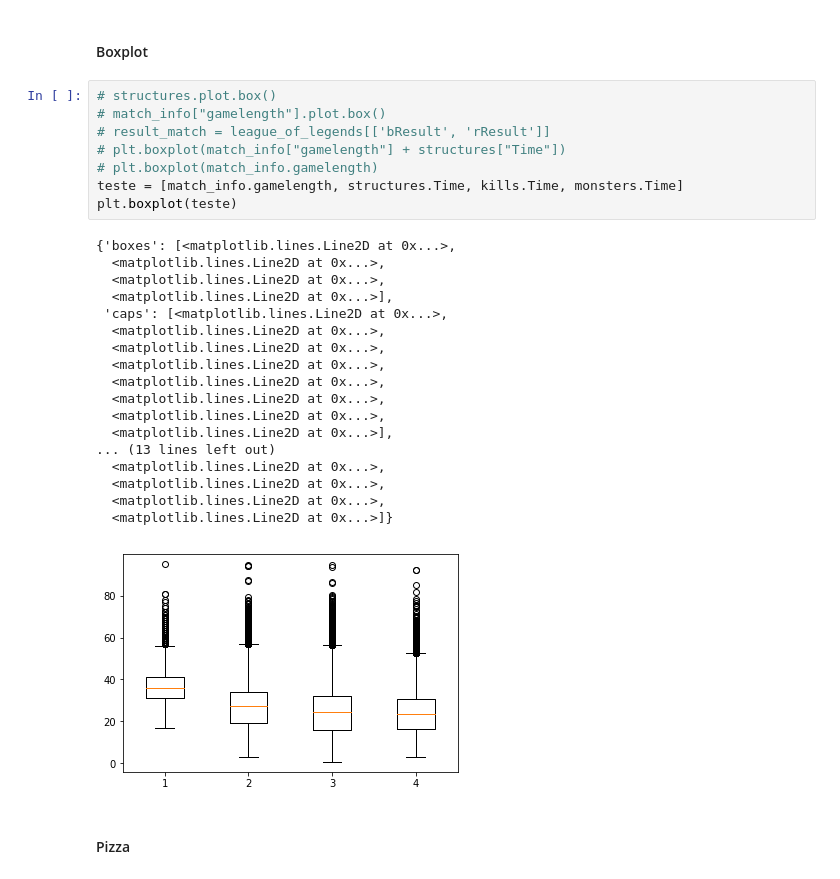
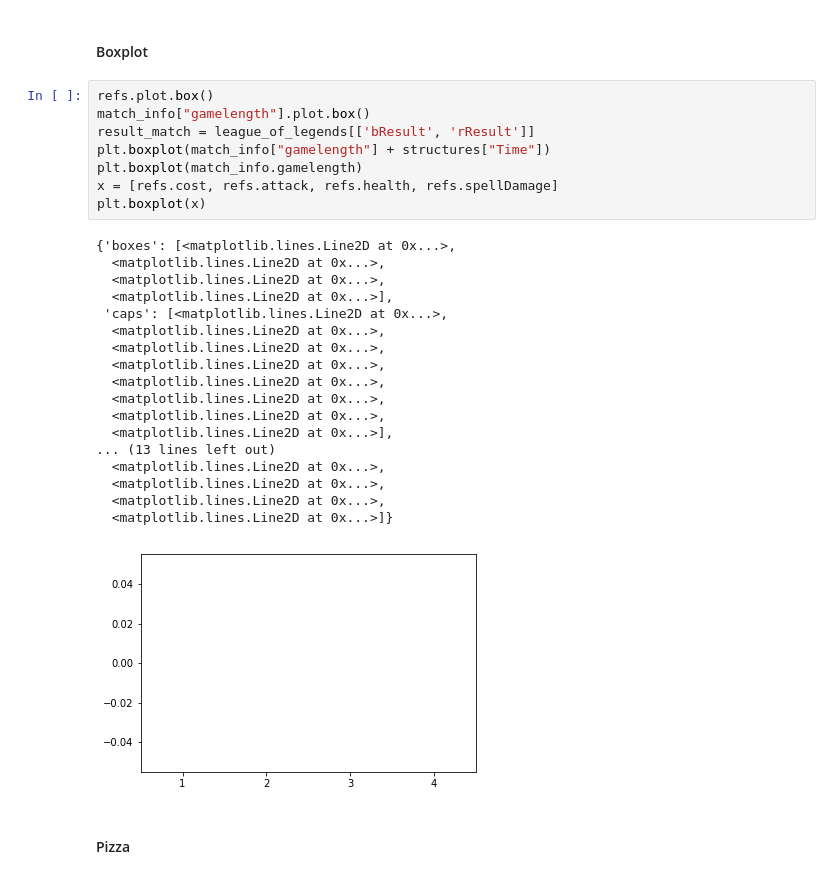
Before and after one commit to xdot2012/hearthstone_card_prediction, a Jupyter notebook: DataScience/Chrisao/Ciência de Dados.ipynb, the cells around one changed output. Saved outputs shown, nothing was run; the diff lists cells and outputs as text.

```diff
--- a/DataScience/Chrisao/Ciência de Dados.ipynb
+++ b/DataScience/Chrisao/Ciência de Dados.ipynb
@@ -170,32 +256,32 @@ plt.show()
 # %% [markdown]
 <h4>Boxplot</h4>
 # %%
-# structures.plot.box()
-# match_info["gamelength"].plot.box()
-# result_match = league_of_legends[['bResult', 'rResult']]
-# plt.boxplot(match_info["gamelength"] + structures["Time"])
-# plt.boxplot(match_info.gamelength)
-teste = [match_info.gamelength, structures.Time, kills.Time, monsters.Time]
-plt.boxplot(teste)
+refs.plot.box()
+match_info["gamelength"].plot.box()
+result_match = league_of_legends[['bResult', 'rResult']]
+plt.boxplot(match_info["gamelength"] + structures["Time"])
+plt.boxplot(match_info.gamelength)
+x = [refs.cost, refs.attack, refs.health, refs.spellDamage]
+plt.boxplot(x)
 # %% [output]
 {'boxes': [<matplotlib.lines.Line2D at 0x...>,
   <matplotlib.lines.Line2D at 0x...>,
   <matplotlib.lines.Line2D at 0x...>,
   <matplotlib.lines.Line2D at 0x...>],
  'caps': [<matplotlib.lines.Line2D at 0x...>,
   <matplotlib.lines.Line2D at 0x...>,
   <matplotlib.lines.Line2D at 0x...>,
   <matplotlib.lines.Line2D at 0x...>,
   <matplotlib.lines.Line2D at 0x...>,
   <matplotlib.lines.Line2D at 0x...>,
   <matplotlib.lines.Line2D at 0x...>,
   <matplotlib.lines.Line2D at 0x...>],
 ... (13 lines left out)
   <matplotlib.lines.Line2D at 0x...>,
   <matplotlib.lines.Line2D at 0x...>,
   <matplotlib.lines.Line2D at 0x...>,
   <matplotlib.lines.Line2D at 0x...>]}
-[figure, old version]
+[figure, new version]
 # %% [markdown]
 <h4>Pizza</h4>
 # %%
```
Also changed, not shown: parts of 11 cells of this notebook, 1 other file.
